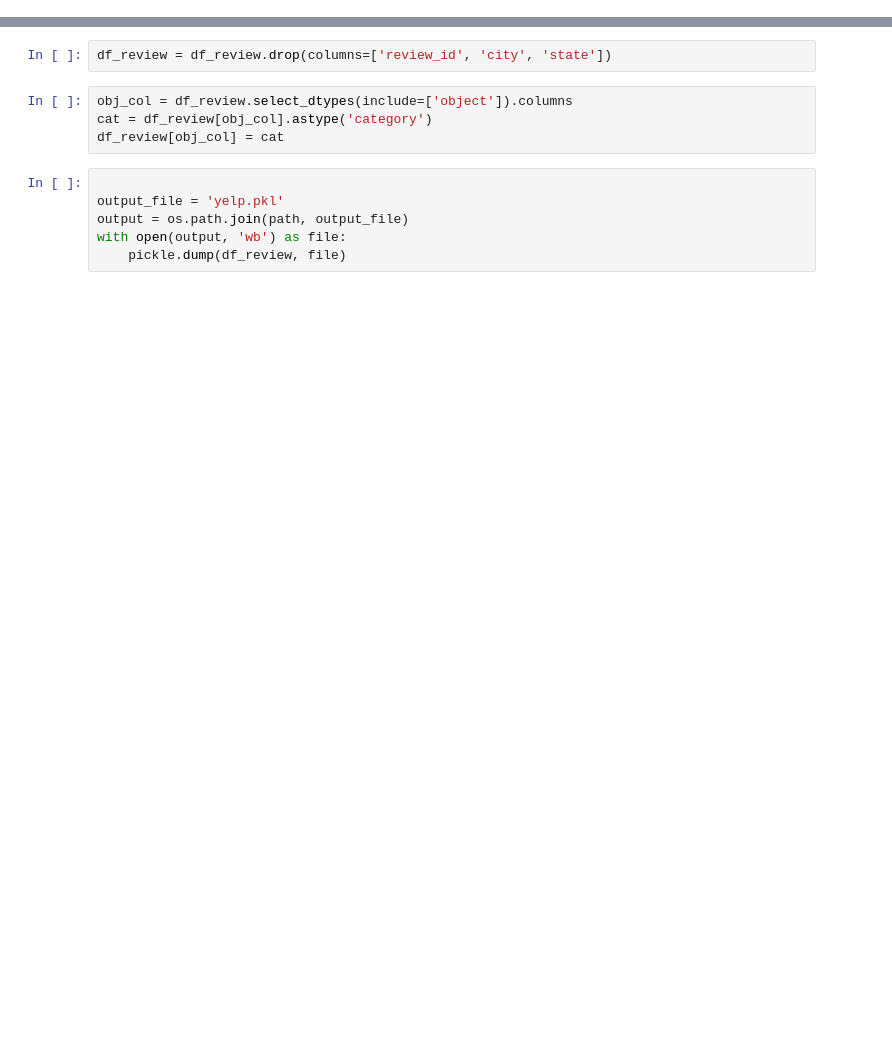
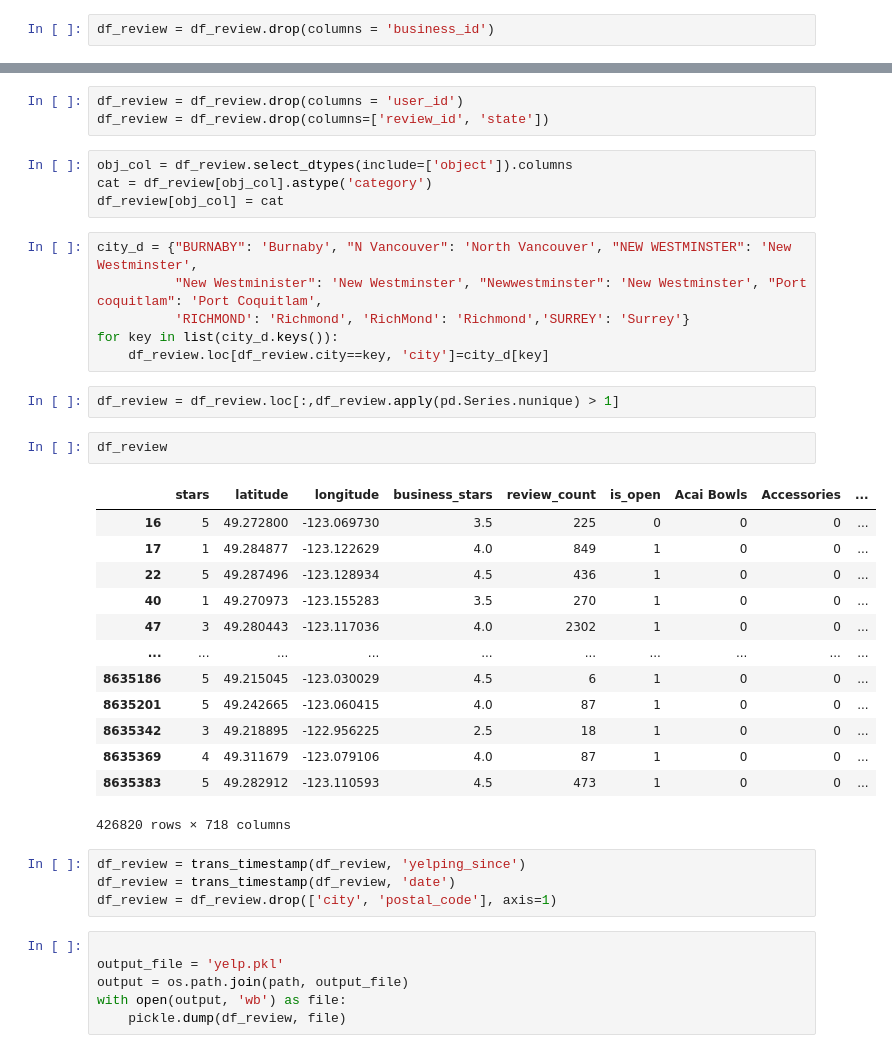
Before and after one commit to AaronLyu95/YELP-DATASET, a Jupyter notebook: Data_Manipulation.ipynb, the cells around one changed output, grey strips where cells are left out. Drawn from its saved outputs; the diff is of its cells as text; blank space fills up the shorter version.

```diff
--- a/Data_Manipulation.ipynb
+++ b/Data_Manipulation.ipynb
@@ -142,0 +293,2 @@ df_user = df_user.rename(columns={'review_count':'use_review_count'})
+# %%
+df_review = df_review.drop(columns = 'business_id')
@@ -147,11 +315,40 @@ is_elite = is_elite.astype('category')
 df_review = pd.concat([df_review.drop(['elite'], axis=1), is_elite], axis=1)
 df_review = df_review.rename(columns={0:'is_elite'})
 # %%
-df_review = df_review.drop(columns=['review_id', 'city', 'state'])
+df_review = df_review.drop(columns = 'user_id')
+df_review = df_review.drop(columns=['review_id', 'state'])
 # %%
 obj_col = df_review.select_dtypes(include=['object']).columns
 cat = df_review[obj_col].astype('category')
 df_review[obj_col] = cat
+# %%
+city_d = {"BURNABY": 'Burnaby', "N Vancouver": 'North Vancouver', "NEW WESTMINSTER": 'New Westminster',
+          "New Westminister": 'New Westminster', "Newwestminster": 'New Westminster', "Port coquitlam": 'Port Coquitlam',
+          'RICHMOND': 'Richmond', 'RichMond': 'Richmond','SURREY': 'Surrey'}
+for key in list(city_d.keys()):
+    df_review.loc[df_review.city==key, 'city']=city_d[key]
+# %%
+df_review = df_review.loc[:,df_review.apply(pd.Series.nunique) > 1]
+# %%
+df_review
+# %% [output]
+|  | stars | latitude | longitude | business_stars | review_count | is_open | Acai Bowls | Accessories | ... |
+| 16 | 5 | 49.272800 | -123.069730 | 3.5 | 225 | 0 | 0 | 0 | ... |
+| 17 | 1 | 49.284877 | -123.122629 | 4.0 | 849 | 1 | 0 | 0 | ... |
+| 22 | 5 | 49.287496 | -123.128934 | 4.5 | 436 | 1 | 0 | 0 | ... |
+| 40 | 1 | 49.270973 | -123.155283 | 3.5 | 270 | 1 | 0 | 0 | ... |
+| 47 | 3 | 49.280443 | -123.117036 | 4.0 | 2302 | 1 | 0 | 0 | ... |
+| ... | ... | ... | ... | ... | ... | ... | ... | ... | ... |
+| 8635186 | 5 | 49.215045 | -123.030029 | 4.5 | 6 | 1 | 0 | 0 | ... |
+| 8635201 | 5 | 49.242665 | -123.060415 | 4.0 | 87 | 1 | 0 | 0 | ... |
+| 8635342 | 3 | 49.218895 | -122.956225 | 2.5 | 18 | 1 | 0 | 0 | ... |
+| 8635369 | 4 | 49.311679 | -123.079106 | 4.0 | 87 | 1 | 0 | 0 | ... |
+| 8635383 | 5 | 49.282912 | -123.110593 | 4.5 | 473 | 1 | 0 | 0 | ... |
+426820 rows × 718 columns
+# %%
+df_review = trans_timestamp(df_review, 'yelping_since')
+df_review = trans_timestamp(df_review, 'date')
+df_review = df_review.drop(['city', 'postal_code'], axis=1)
 # %%
 
 output_file = 'yelp.pkl'
```
Also changed, not shown: parts of 37 cells of this notebook, 3 other files.
